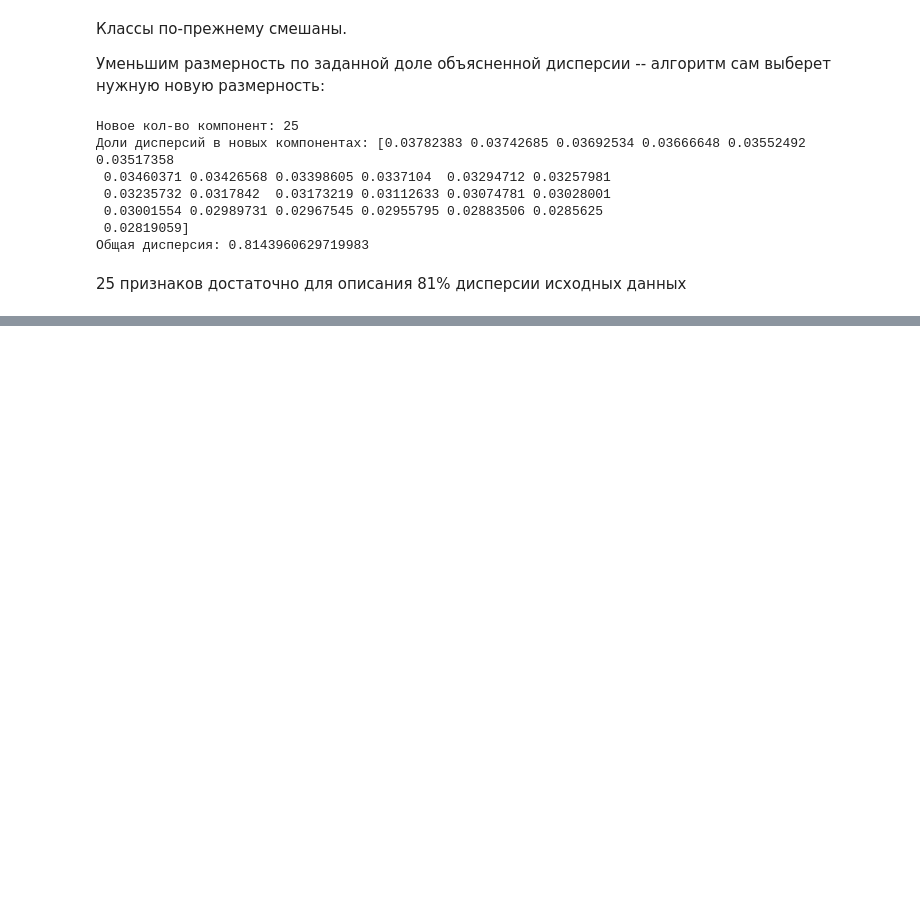
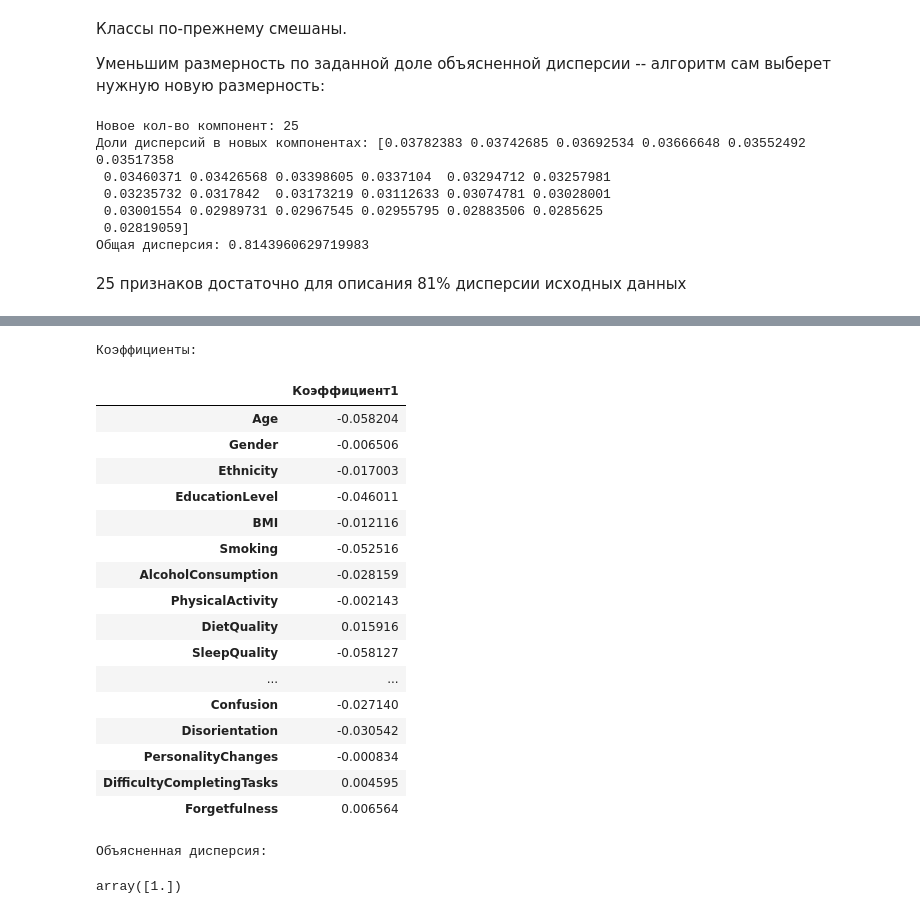
Before and after one commit to temich91/ml-uust, a Jupyter notebook: prac2/dimensionality_reduction.ipynb, the cells around one changed output, grey strips where cells are left out. Saved outputs shown, nothing was run; the diff lists cells and outputs as text; code cells hidden in the pictures; blank space fills up the shorter version.

```diff
--- a/prac2/dimensionality_reduction.ipynb
+++ b/prac2/dimensionality_reduction.ipynb
@@ -207,0 +225,28 @@ print("Общая дисперсия:", sum(pca.explained_variance_ratio_))
+# %%
+print("Коэффициенты:")
+pd.DataFrame(lda.scalings_, index=scaled_df.columns, columns=[f"Коэффициент{i+1}" for i in range(lda.scalings_.shape[1])])
+# %% [output]
+Коэффициенты:
+|  | Коэффициент1 |
+| Age | -0.058204 |
+| Gender | -0.006506 |
+| Ethnicity | -0.017003 |
+| EducationLevel | -0.046011 |
+| BMI | -0.012116 |
+| Smoking | -0.052516 |
+| AlcoholConsumption | -0.028159 |
+| PhysicalActivity | -0.002143 |
+| DietQuality | 0.015916 |
+| SleepQuality | -0.058127 |
+| ... | ... |
+| Confusion | -0.027140 |
+| Disorientation | -0.030542 |
+| PersonalityChanges | -0.000834 |
+| DifficultyCompletingTasks | 0.004595 |
+| Forgetfulness | 0.006564 |
+# %%
+print("Объясненная дисперсия:")
+lda.explained_variance_ratio_
+# %% [output]
+Объясненная дисперсия:
+array([1.])
```
Also changed, not shown: parts of 13 cells of this notebook.
